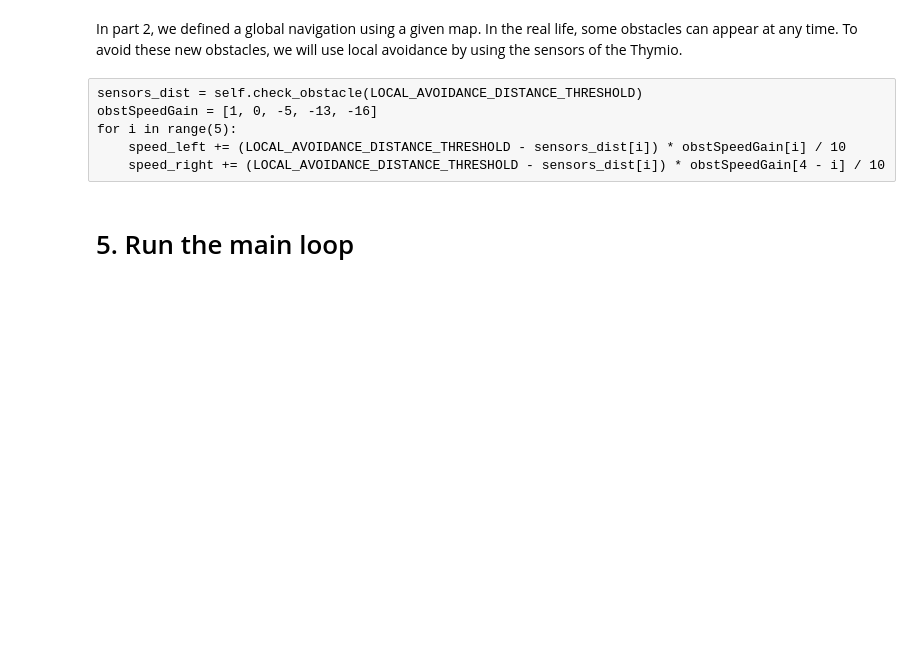
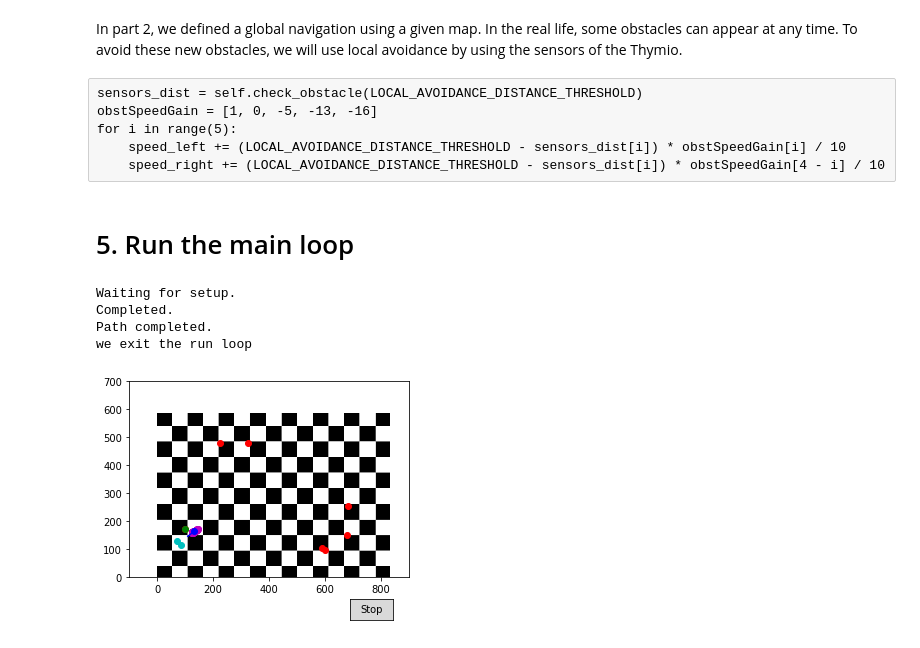
Before and after one commit to RaphLins/basics_of_MB_project, a Jupyter notebook: report.ipynb, the cells around one changed output. Saved outputs shown, nothing was run; the diff lists cells and outputs as text; code cells hidden in the pictures; blank space fills up the shorter version.

```diff
--- a/report.ipynb
+++ b/report.ipynb
@@ -649,5 +647,13 @@ for i in range(5):
 # 5. Run the main loop
 # %%
 TIME_STEP = 0.1
-myThymio = MyThymio(port="COM5", initial_pos=thymio_pos, robot_path=path, refreshing_rate=2 * TIME_STEP)
+myThymio = MyThymio(port="COM5", initial_pos=thymio_pos, robot_path=path,
+                    refreshing_rate=2 * TIME_STEP,
+                    compute_path_func = lambda current_pos: compute_path(current_pos, goal, graph))
 myThymio.run()
+# %% [output]
+Waiting for setup.
+Completed.
+Path completed.
+we exit the run loop
+[figure, added]
```
Also changed, not shown: parts of 11 cells of this notebook, 3 other files.
